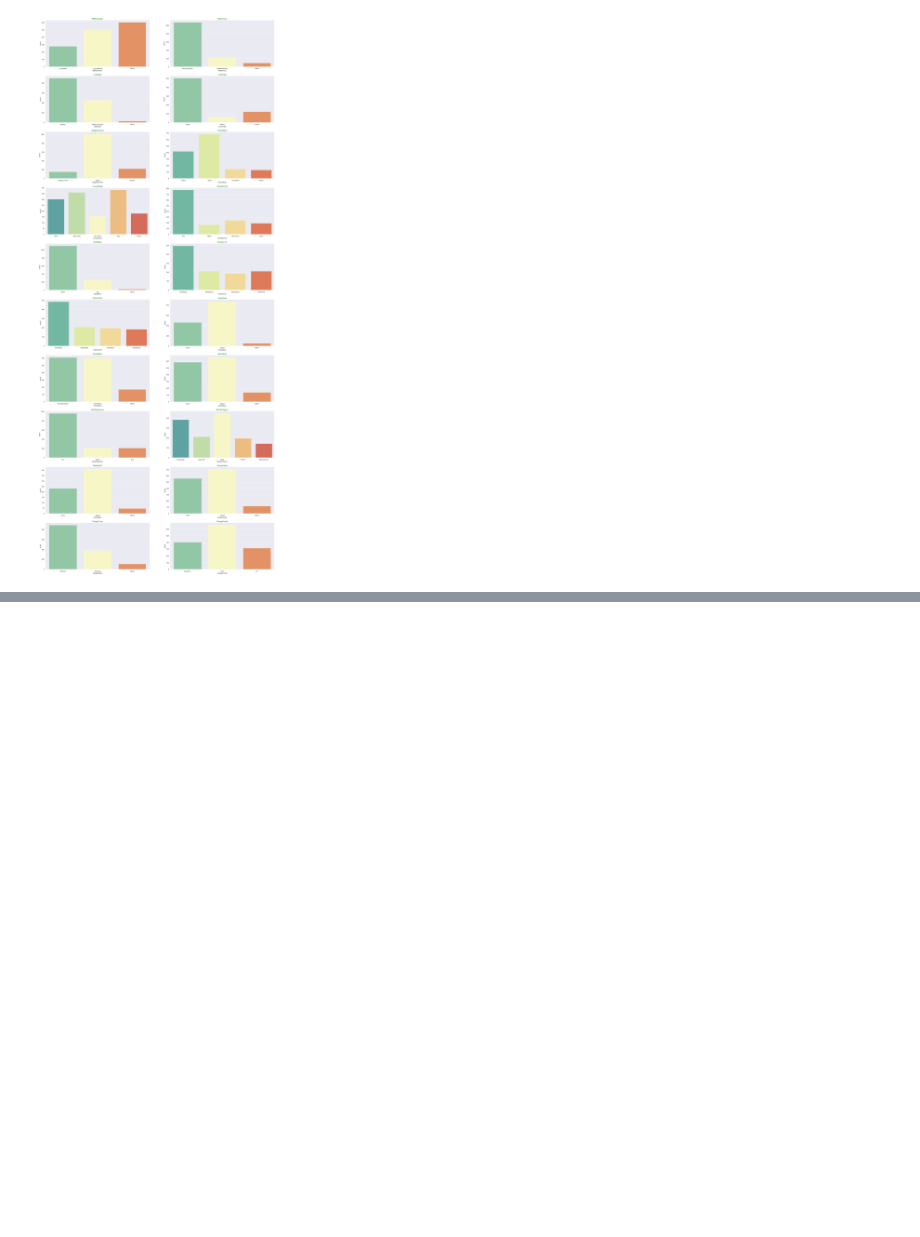
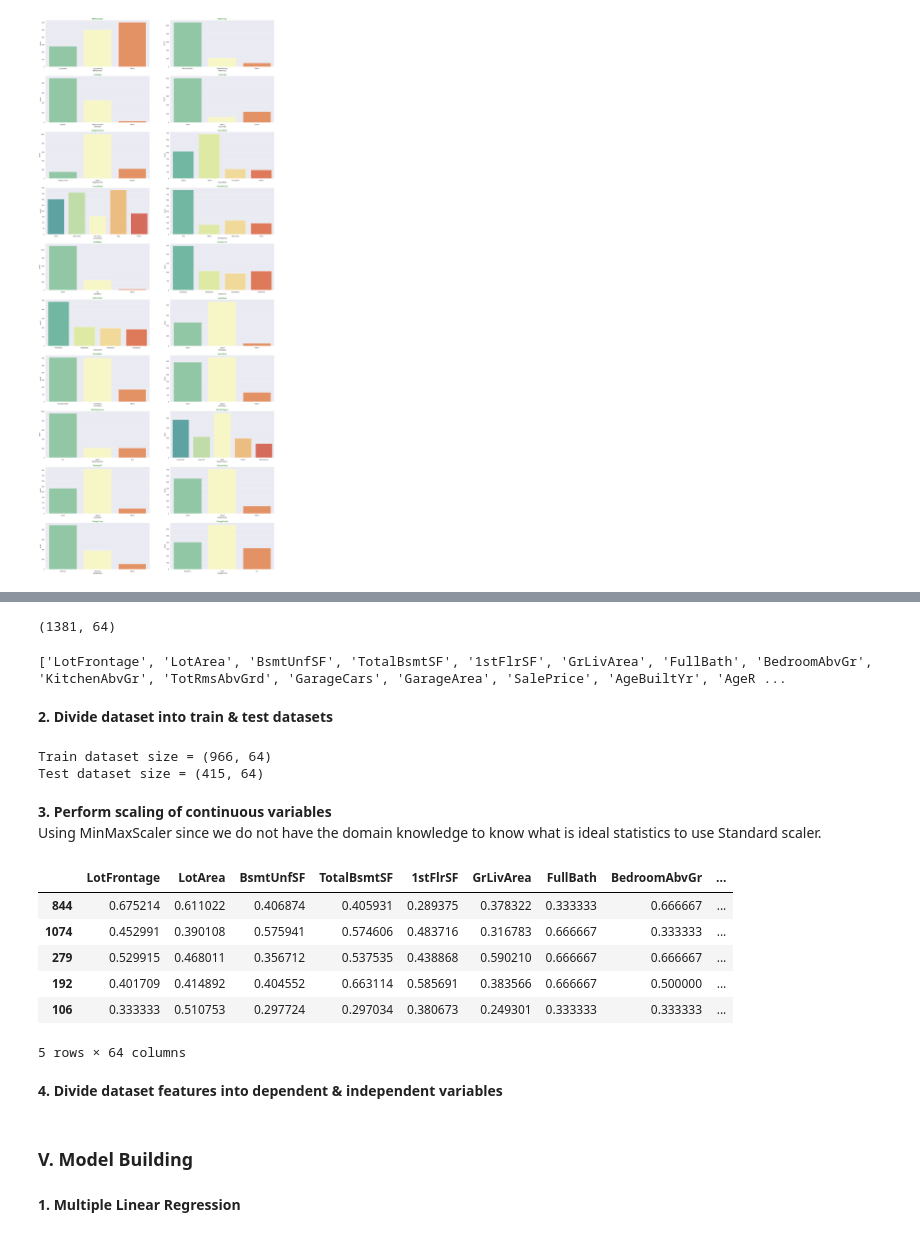
Before and after one commit to andrea-naz7/Sunrise_Housing_CaseStudy, a Jupyter notebook: Sunrise_Housing_Andrea.ipynb, the cells around one changed output, grey strips where cells are left out. Drawn from its saved outputs; the diff is of its cells as text; code cells hidden in the pictures; blank space fills up the shorter version.

Commit message:
Model building I

```diff
--- a/Sunrise_Housing_Andrea.ipynb
+++ b/Sunrise_Housing_Andrea.ipynb
@@ -784,0 +800,9 @@ The sale price distribution plot is similar to normal distribution with noise af
+# %%
+#copy into a new dataset
+inp3 = inp2.copy()
+
+#create variables
+inp3_dummies = pd.get_dummies(inp3.select_dtypes(include='object'), drop_first=True)
+
+#check if dummies are created correctly
+inp3_dummies.head()
@@ -784,0 +817,45 @@ The sale price distribution plot is similar to normal distribution with noise af
+# %%
+#drop the categorical columns
+inp3.drop(list(inp3.select_dtypes(include='object').columns),axis=1,inplace=True)
+
+#add the dummies columns to the dataset
+inp3 = pd.concat([inp3, inp3_dummies], axis=1)
+
+#final shape of the dataset
+inp3.shape
+# %% [output]
+(1381, 64)
+# %%
+#list of columns in the dataset
+print(list(inp3.columns))
+# %% [output]
+['LotFrontage', 'LotArea', 'BsmtUnfSF', 'TotalBsmtSF', '1stFlrSF', 'GrLivArea', 'FullBath', 'BedroomAbvGr', 'KitchenAbvGr', 'TotRmsAbvGrd', 'GarageCars', 'GarageArea', 'SalePrice', 'AgeBuiltYr', 'AgeR ...
+# %% [markdown]
+**2. Divide dataset into train & test datasets**
+# %%
+#divide dataset into train & test datasets in 70:30 ratio
+np.random.seed(0)
+inp3_train, inp3_test = train_test_split(inp3, train_size = 0.7, test_size = 0.3, random_state = 100)
+print('Train dataset size =',inp3_train.shape)
+print('Test dataset size =',inp3_test.shape)
+# %% [output]
+Train dataset size = (966, 64)
+Test dataset size = (415, 64)
+# %% [markdown]
+**3. Perform scaling of continuous variables**<br>
+Using MinMaxScaler since we do not have the domain knowledge to know what is ideal statistics to use Standard scaler.
+# %%
+scaler = MinMaxScaler()
+num_vars = [i for i in inp3.select_dtypes(exclude='object').columns]
+inp3_train[num_vars] = scaler.fit_transform(inp3_train[num_vars])
+inp3_train.head()
+# %% [output]
+|  | LotFrontage | LotArea | BsmtUnfSF | TotalBsmtSF | 1stFlrSF | GrLivArea | FullBath | BedroomAbvGr | ... |
+| 844 | 0.675214 | 0.611022 | 0.406874 | 0.405931 | 0.289375 | 0.378322 | 0.333333 | 0.666667 | ... |
+| 1074 | 0.452991 | 0.390108 | 0.575941 | 0.574606 | 0.483716 | 0.316783 | 0.666667 | 0.333333 | ... |
+| 279 | 0.529915 | 0.468011 | 0.356712 | 0.537535 | 0.438868 | 0.590210 | 0.666667 | 0.666667 | ... |
+| 192 | 0.401709 | 0.414892 | 0.404552 | 0.663114 | 0.585691 | 0.383566 | 0.666667 | 0.500000 | ... |
+| 106 | 0.333333 | 0.510753 | 0.297724 | 0.297034 | 0.380673 | 0.249301 | 0.333333 | 0.333333 | ... |
+5 rows × 64 columns
+# %% [markdown]
+**4. Divide dataset features into dependent & independent variables**
@@ -784,0 +868,4 @@ The sale price distribution plot is similar to normal distribution with noise af
+# %% [markdown]
+### V. Model Building
+# %% [markdown]
+**1. Multiple Linear Regression**
```
Also changed, not shown: parts of 57 cells of this notebook.
